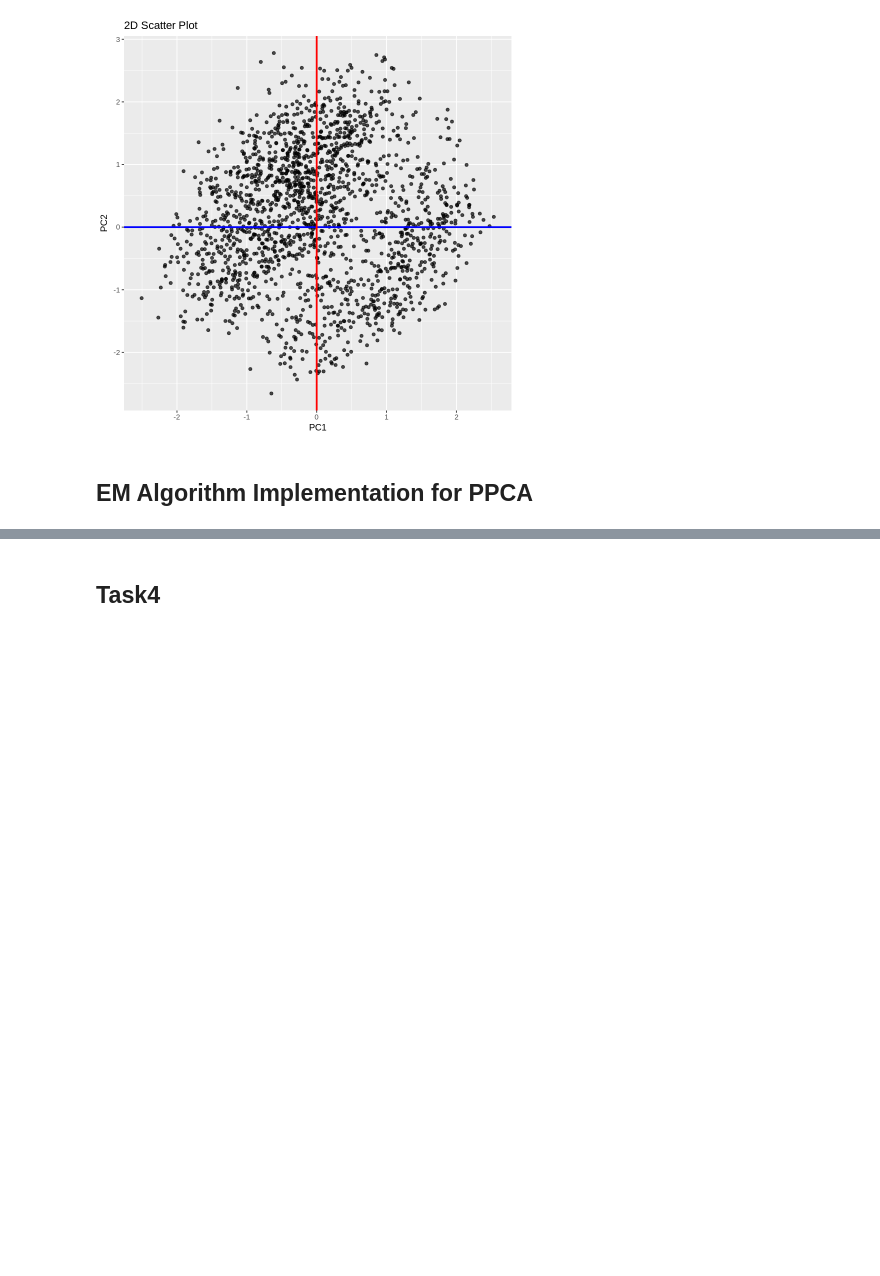
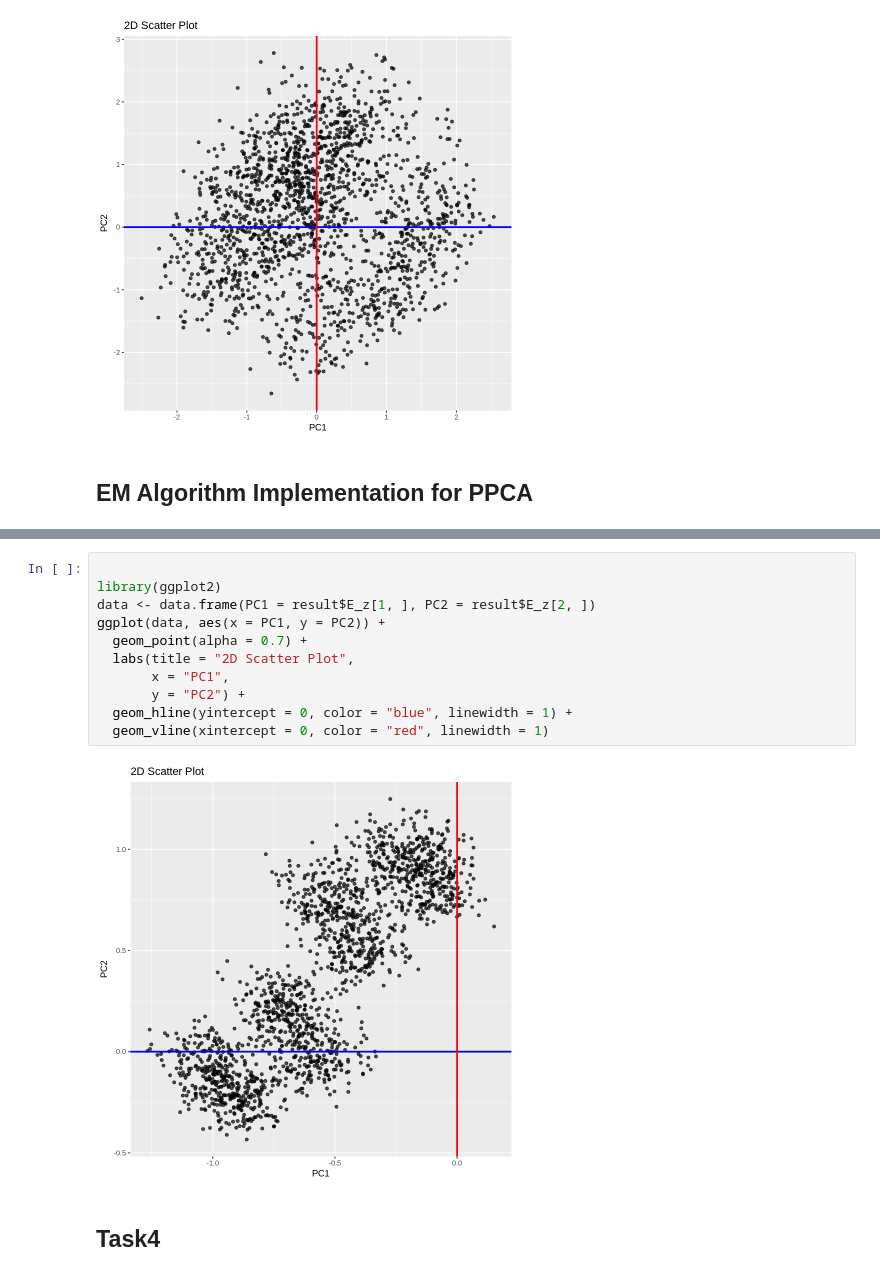
Before and after one commit to RonnieXIE2001/assi, a Jupyter notebook: Assignment1/code_R.ipynb, the cells around one changed output, grey strips where cells are left out. Drawn from its saved outputs; the diff is of its cells as text; blank space fills up the shorter version.

```diff
--- a/Assignment1/code_R.ipynb
+++ b/Assignment1/code_R.ipynb
@@ -269,3 +264,16 @@ A matrix: 1797 × 1797 of type dbl
+# %%
+
+library(ggplot2)
+data <- data.frame(PC1 = result$E_z[1, ], PC2 = result$E_z[2, ])
+ggplot(data, aes(x = PC1, y = PC2)) +
+  geom_point(alpha = 0.7) +
+  labs(title = "2D Scatter Plot",
+       x = "PC1",
+       y = "PC2") +
+  geom_hline(yintercept = 0, color = "blue", linewidth = 1) +
+  geom_vline(xintercept = 0, color = "red", linewidth = 1)
+# %% [output]
+[figure, added]
 # %% [markdown]
 ## Task4
 # %% [markdown]
```
Also changed, not shown: parts of 11 cells of this notebook.
